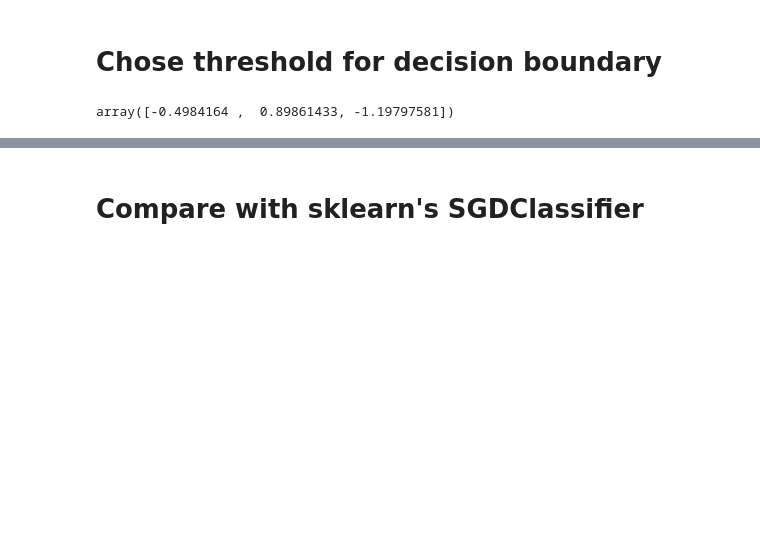
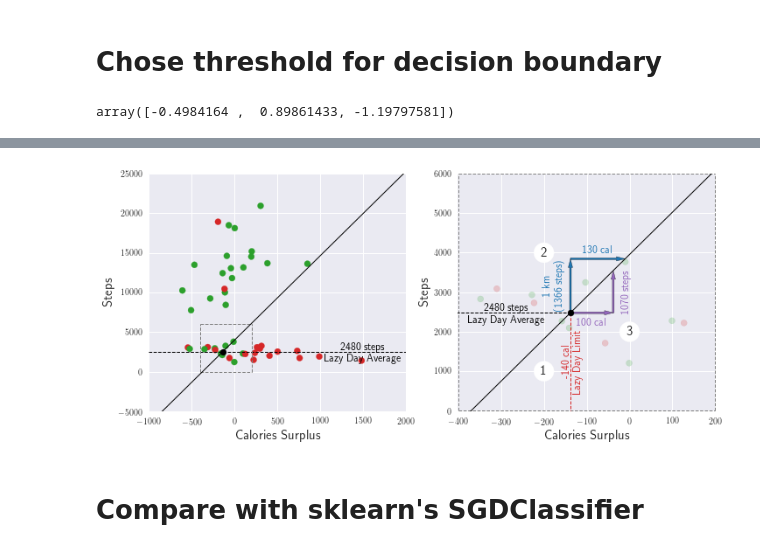
Before and after one commit to khanhnguyendata/logweight, a Jupyter notebook: logweight.ipynb, the cells around one changed output, grey strips where cells are left out. Cells and saved outputs as stored; diff of their text form; code cells hidden in the pictures; blank space fills up the shorter version.

```diff
--- a/logweight.ipynb
+++ b/logweight.ipynb
@@ -654,0 +677,6 @@ fig.savefig('threshold.png')
+# %%
+workout_kms = np.array([3.40, 3.59, 5.60, 21.40, 5.53, 10.80, 10.47, 6.01, 10.10, 11.50])
+workout_steps = np.array([4724, 4994, 7778, 29466, 7686, 15012, 14545, 7884, 12845, 15798])
+# %%
+step_per_km = workout_steps.sum() / workout_kms.sum()
+step_per_km
@@ -654,0 +685,3 @@ fig.savefig('threshold.png')
+# %%
+cal_per_km = -t2/t1 * step_per_km
+cal_per_km
@@ -654,0 +692,3 @@ fig.savefig('threshold.png')
+# %%
+step_per_100_cal = -t1/t2 * 100
+step_per_100_cal
@@ -654,0 +697,68 @@ fig.savefig('threshold.png')
+# %%
+fig = plt.figure(figsize=(10, 5))
+fig.subplots_adjust(left=0.05, right=0.95)
+ax1 = fig.add_subplot(1, 2, 1)
+ax1.set_xlim(-1000, 2000)
+ax1.set_ylim(-5000, 25000)
+ax1.set_xlabel(r'Calories Surplus', fontsize=15)
+ax1.set_ylabel(r'Steps', fontsize=15)
+ax1.scatter(df['surplus'], df['step'],
+           color=list(np.where(y == 1, 'tab:red', 'tab:green')), label='_nolegend_')
+ax1.scatter(lazy_cal, lazy_step, color='black', zorder=2)
+plot_decision_boundary(ax1, log05.theta, threshold=0.5, color='black', linewidth=1)
+ax1.hlines(lazy_step, -1000, 2000, linestyle='--', linewidth=1, color='black', zorder=1)
+ax1.annotate('2480 steps\nLazy Day Average', xytext=(0, -2), xy=(1500, lazy_step),
+            fontsize=12, color='black', va='center', ha='center', textcoords='offset points')
+
+ax1.hlines(0, -400, 200, linestyle='--', linewidth=1, color='tab:gray', zorder=1)
+ax1.hlines(6000, -400, 200, linestyle='--', linewidth=1, color='tab:gray', zorder=1)
+ax1.vlines(-400, 0, 6000, linestyle='--', linewidth=1, color='tab:gray', zorder=1)
+ax1.vlines(200, 0, 6000, linestyle='--', linewidth=1, color='tab:gray', zorder=1)
+
+
+ax2 = fig.add_subplot(1, 2, 2)
+ax2.set_xlim(-401, 201)
+ax2.set_ylim(-10, 6001)
+ax2.set_xlabel(r'Calories Surplus', fontsize=15)
+ax2.set_ylabel(r'Steps', fontsize=15)
+ax2.hlines(0, -400, 200, linestyle='--', linewidth=1, color='tab:gray', zorder=1)
+ax2.hlines(6000, -400, 200, linestyle='--', linewidth=1, color='tab:gray', zorder=1)
+ax2.vlines(-400, 0, 6000, linestyle='--', linewidth=1, color='tab:gray', zorder=1)
+ax2.vlines(200, 0, 6000, linestyle='--', linewidth=1, color='tab:gray', zorder=1)
+
+ax2.scatter(df['surplus'], df['step'], alpha=0.2,
+           color=list(np.where(y == 1, 'tab:red', 'tab:green')), label='_nolegend_')
+plot_decision_boundary(ax2, log05.theta, threshold=0.5, color='black', linewidth=1, zorder=1)
+ax2.hlines(lazy_step, -1000, lazy_cal, linestyle='--', linewidth=1, color='black', zorder=1)
+ax2.vlines(lazy_cal, -5000, lazy_step, linestyle='--', linewidth=1, color='tab:red', zorder=1)
+ax2.scatter(lazy_cal, lazy_step, color='black', zorder=2)
+
+ax2.annotate('-140 cal\nLazy Day Limit', xytext=(2, 0), xy=(lazy_cal, lazy_step/2),
+            fontsize=12, color='tab:red', ha='center', va='center', textcoords='offset points', rotation=90)
+ax2.annotate('2480 steps\nLazy Day Average', xytext=(0, -2), xy=(lazy_cal-150, lazy_step),
+            fontsize=12, color='black', va='center', ha='center', textcoords='offset points')
+
+ax2.annotate('', xytext=(lazy_cal, lazy_step), xy=(lazy_cal+100, lazy_step),
+           arrowprops=dict(facecolor='tab:purple', width=2, headlength=10, headwidth=5), zorder=1)
+ax2.annotate('100 cal', xytext=(0, -15), xy=(lazy_cal+50, lazy_step),
+            fontsize=12, color='tab:purple', ha='center', textcoords='offset points')
+
+ax2.annotate('', xytext=(lazy_cal+100, lazy_step), xy=(lazy_cal+100, lazy_step+step_per_100_cal),
+           arrowprops=dict(facecolor='tab:purple', width=2, headlength=10, headwidth=5))
+ax2.annotate('1070 steps', xytext=(15, 0), xy=(lazy_cal+100, lazy_step+step_per_100_cal/2),
+            fontsize=12, color='tab:purple', ha='center', va='center', textcoords='offset points', rotation=90)
+
+ax2.annotate('', xytext=(lazy_cal, lazy_step), xy=(lazy_cal, lazy_step+step_per_km),
+           arrowprops=dict(facecolor='tab:blue', width=2, headlength=10, headwidth=5), zorder=1)
+ax2.annotate('1 km\n(1366 steps)', xytext=(-20, 0), xy=(lazy_cal, lazy_step+step_per_km/2),
+            fontsize=12, color='tab:blue', ha='center', va='center', textcoords='offset points', rotation=90)
+
+ax2.annotate('', xytext=(lazy_cal, lazy_step+step_per_km), xy=(lazy_cal+cal_per_km, lazy_step+step_per_km),
+           arrowprops=dict(facecolor='tab:blue', width=2, headlength=10, headwidth=5))
+ax2.annotate('130 cal', xytext=(0, 7), xy=(lazy_cal+cal_per_km/2, lazy_step+step_per_km),
+            fontsize=12, color='tab:blue', ha='center', textcoords='offset points')
+
+ax2.text(-200, 1000, '1', ha='center', va='center', fontsize=15, bbox={"boxstyle": "circle", "color": "white"})
+ax2.text(-200, 4000, '2', ha='center', va='center', fontsize=15, bbox={"boxstyle": "circle", "color": "white"})
+ax2.text(0, 2000, '3', ha='center', va='center', fontsize=15, bbox={"boxstyle": "circle", "color": "white"})
+# %% [output]
@@ -654,0 +766 @@ fig.savefig('threshold.png')
+[figure, added]
```
Also changed, not shown: parts of 30 cells of this notebook, 5 other files.
